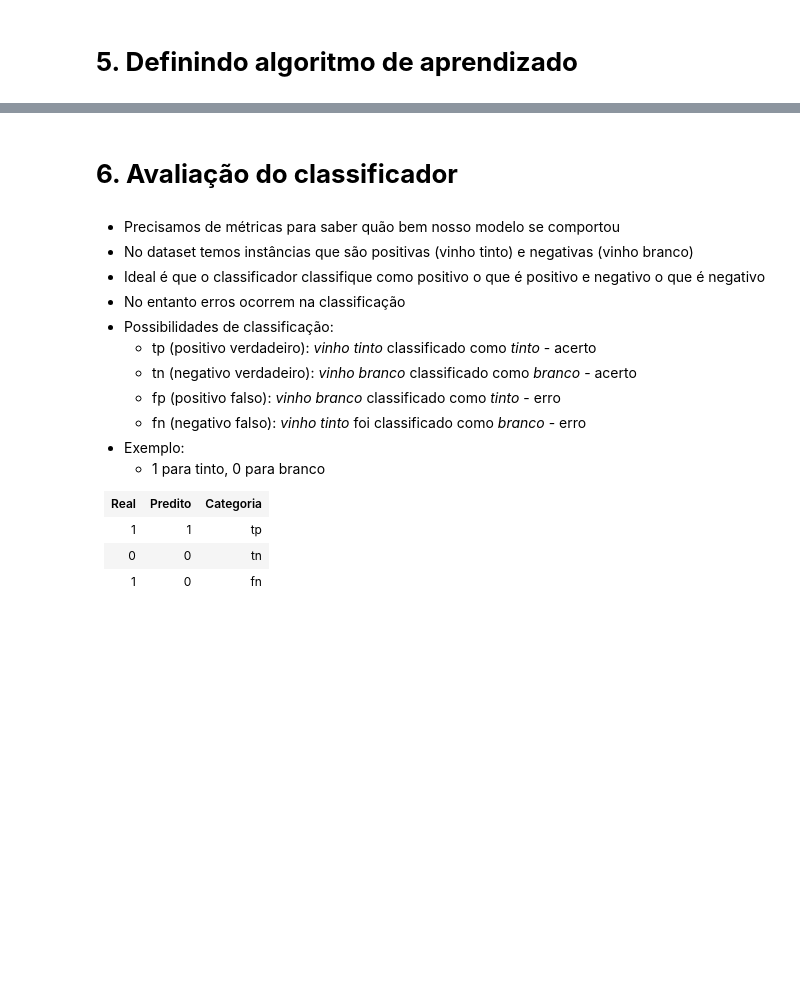
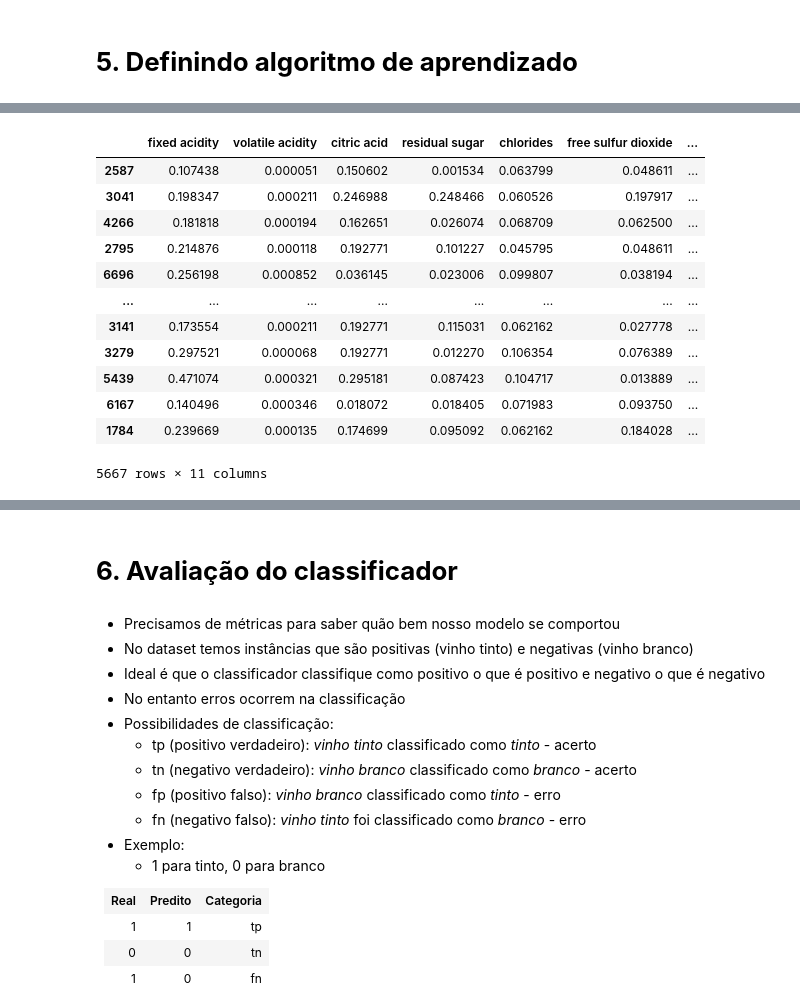
Before and after one commit to mvdj/projeto.github.io, a Jupyter notebook: QualidadeVinho_ÁrvoreDeDecisão.ipynb, the cells around one changed output, grey strips where cells are left out. Saved outputs shown, nothing was run; the diff lists cells and outputs as text; code cells hidden in the pictures; blank space fills up the shorter version.

```diff
--- a/QualidadeVinho_ÁrvoreDeDecisão.ipynb
+++ b/QualidadeVinho_ÁrvoreDeDecisão.ipynb
@@ -197,3 +179,19 @@ DecisionTreeClassifier(ccp_alpha=0.0, class_weight=None, criterion='gini',
                        min_samples_leaf=1, min_samples_split=2,
                        min_weight_fraction_leaf=0.0, presort='deprecated',
                        random_state=None, splitter='best')
+# %%
+X_train
+# %% [output]
+|  | fixed acidity | volatile acidity | citric acid | residual sugar | chlorides | free sulfur dioxide | ... |
+| 2587 | 0.107438 | 0.000051 | 0.150602 | 0.001534 | 0.063799 | 0.048611 | ... |
+| 3041 | 0.198347 | 0.000211 | 0.246988 | 0.248466 | 0.060526 | 0.197917 | ... |
+| 4266 | 0.181818 | 0.000194 | 0.162651 | 0.026074 | 0.068709 | 0.062500 | ... |
+| 2795 | 0.214876 | 0.000118 | 0.192771 | 0.101227 | 0.045795 | 0.048611 | ... |
+| 6696 | 0.256198 | 0.000852 | 0.036145 | 0.023006 | 0.099807 | 0.038194 | ... |
+| ... | ... | ... | ... | ... | ... | ... | ... |
+| 3141 | 0.173554 | 0.000211 | 0.192771 | 0.115031 | 0.062162 | 0.027778 | ... |
+| 3279 | 0.297521 | 0.000068 | 0.192771 | 0.012270 | 0.106354 | 0.076389 | ... |
+| 5439 | 0.471074 | 0.000321 | 0.295181 | 0.087423 | 0.104717 | 0.013889 | ... |
+| 6167 | 0.140496 | 0.000346 | 0.018072 | 0.018405 | 0.071983 | 0.093750 | ... |
+| 1784 | 0.239669 | 0.000135 | 0.174699 | 0.095092 | 0.062162 | 0.184028 | ... |
+5667 rows × 11 columns
```
Also changed, not shown: parts of 37 cells of this notebook.
